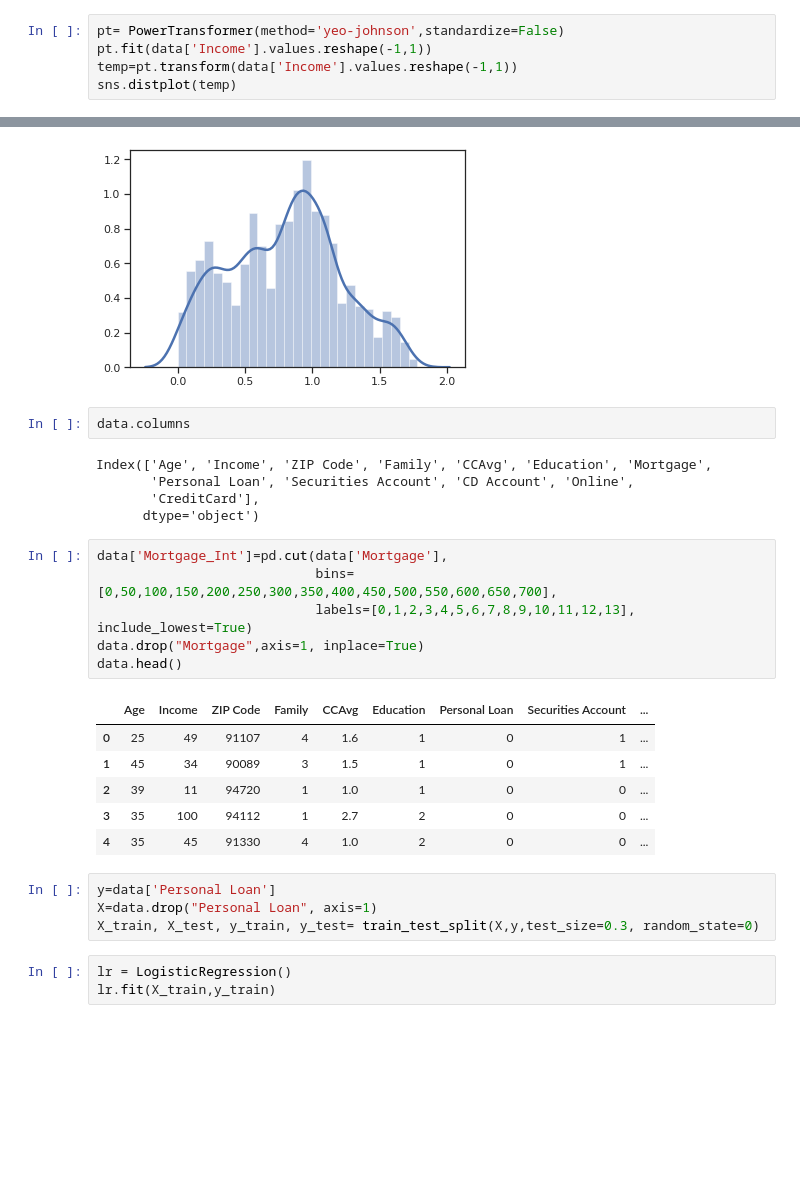
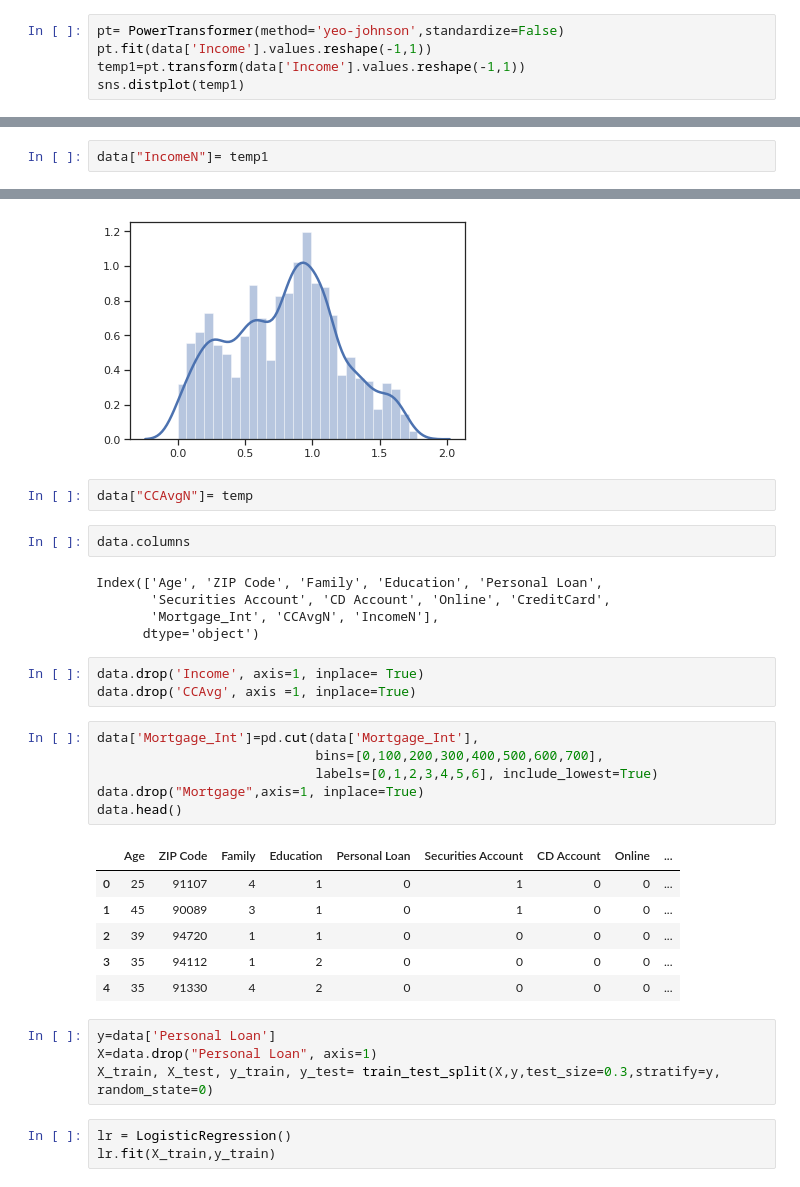
Before and after one commit to mhz1123/internship, a Jupyter notebook: ml_project.ipynb, the cells around one changed output, grey strips where cells are left out. Saved outputs shown, nothing was run; the diff lists cells and outputs as text; blank space fills up the shorter version.

```diff
--- a/ml_project.ipynb
+++ b/ml_project.ipynb
@@ -468,11 +468,13 @@ roty = a.set_yticklabels(a.get_yticklabels(), rotation=30)
 # %%
 pt= PowerTransformer(method='yeo-johnson',standardize=False)
 pt.fit(data['Income'].values.reshape(-1,1))
-temp=pt.transform(data['Income'].values.reshape(-1,1))
-sns.distplot(temp)
+temp1=pt.transform(data['Income'].values.reshape(-1,1))
+sns.distplot(temp1)
 # %% [output]
 <matplotlib.axes._subplots.AxesSubplot at 0x...>
 [figure]
+# %%
+data["IncomeN"]= temp1
 # %%
 pt=PowerTransformer(method='yeo-johnson', standardize=False)
 pt.fit(data['CCAvg'].values.reshape(-1,1))
@@ -481,30 +483,35 @@ sns.distplot(temp)
 # %% [output]
 <matplotlib.axes._subplots.AxesSubplot at 0x...>
 [figure]
+# %%
+data["CCAvgN"]= temp
 # %%
 data.columns
 # %% [output]
-Index(['Age', 'Income', 'ZIP Code', 'Family', 'CCAvg', 'Education', 'Mortgage',
-       'Personal Loan', 'Securities Account', 'CD Account', 'Online',
-       'CreditCard'],
+Index(['Age', 'ZIP Code', 'Family', 'Education', 'Personal Loan',
+       'Securities Account', 'CD Account', 'Online', 'CreditCard',
+       'Mortgage_Int', 'CCAvgN', 'IncomeN'],
       dtype='object')
+# %%
+data.drop('Income', axis=1, inplace= True)
+data.drop('CCAvg', axis =1, inplace=True)
 # %%
-data['Mortgage_Int']=pd.cut(data['Mortgage'],
-                            bins=[0,50,100,150,200,250,300,350,400,450,500,550,600,650,700],
-                            labels=[0,1,2,3,4,5,6,7,8,9,10,11,12,13], include_lowest=True)
+data['Mortgage_Int']=pd.cut(data['Mortgage_Int'],
+                            bins=[0,100,200,300,400,500,600,700],
+                            labels=[0,1,2,3,4,5,6], include_lowest=True)
 data.drop("Mortgage",axis=1, inplace=True)
 data.head()
 # %% [output]
-|  | Age | Income | ZIP Code | Family | CCAvg | Education | Personal Loan | Securities Account | ... |
-| 0 | 25 | 49 | 91107 | 4 | 1.6 | 1 | 0 | 1 | ... |
-| 1 | 45 | 34 | 90089 | 3 | 1.5 | 1 | 0 | 1 | ... |
-| 2 | 39 | 11 | 94720 | 1 | 1.0 | 1 | 0 | 0 | ... |
-| 3 | 35 | 100 | 94112 | 1 | 2.7 | 2 | 0 | 0 | ... |
-| 4 | 35 | 45 | 91330 | 4 | 1.0 | 2 | 0 | 0 | ... |
+|  | Age | ZIP Code | Family | Education | Personal Loan | Securities Account | CD Account | Online | ... |
+| 0 | 25 | 91107 | 4 | 1 | 0 | 1 | 0 | 0 | ... |
+| 1 | 45 | 90089 | 3 | 1 | 0 | 1 | 0 | 0 | ... |
+| 2 | 39 | 94720 | 1 | 1 | 0 | 0 | 0 | 0 | ... |
+| 3 | 35 | 94112 | 1 | 2 | 0 | 0 | 0 | 0 | ... |
+| 4 | 35 | 91330 | 4 | 2 | 0 | 0 | 0 | 0 | ... |
 # %%
 y=data['Personal Loan']
 X=data.drop("Personal Loan", axis=1)
-X_train, X_test, y_train, y_test= train_test_split(X,y,test_size=0.3, random_state=0)
+X_train, X_test, y_train, y_test= train_test_split(X,y,test_size=0.3,stratify=y, random_state=0)
 # %%
 lr = LogisticRegression()
 lr.fit(X_train,y_train)
```
Also changed, not shown: parts of 3 cells of this notebook.
